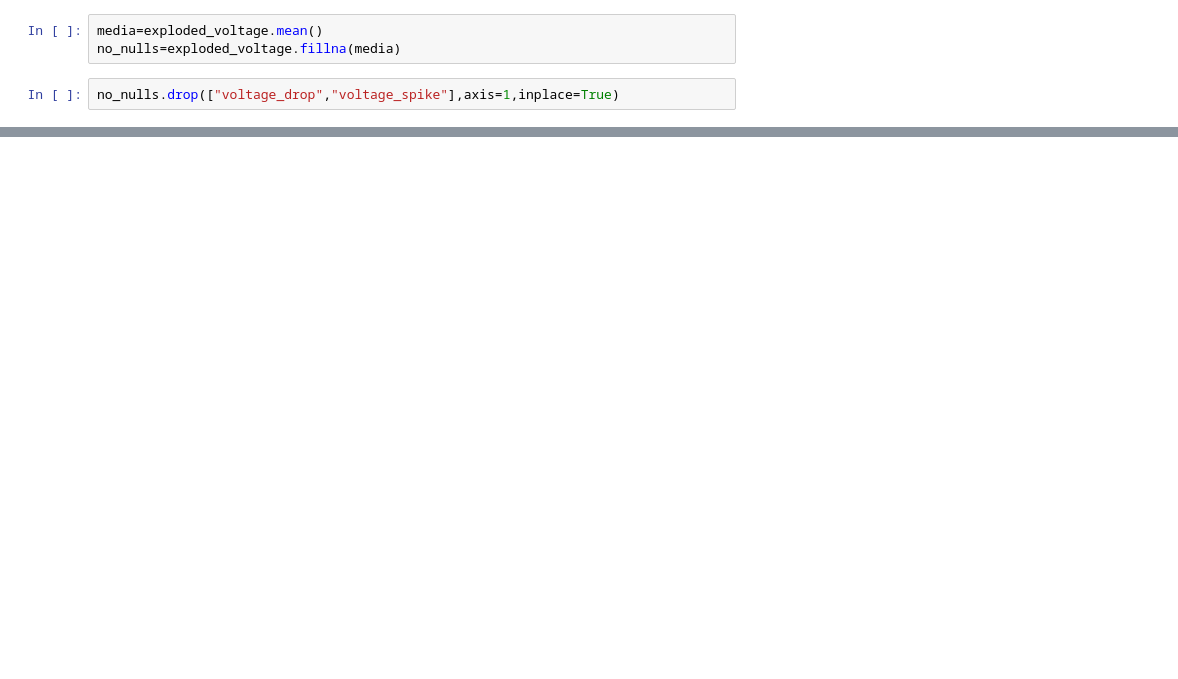
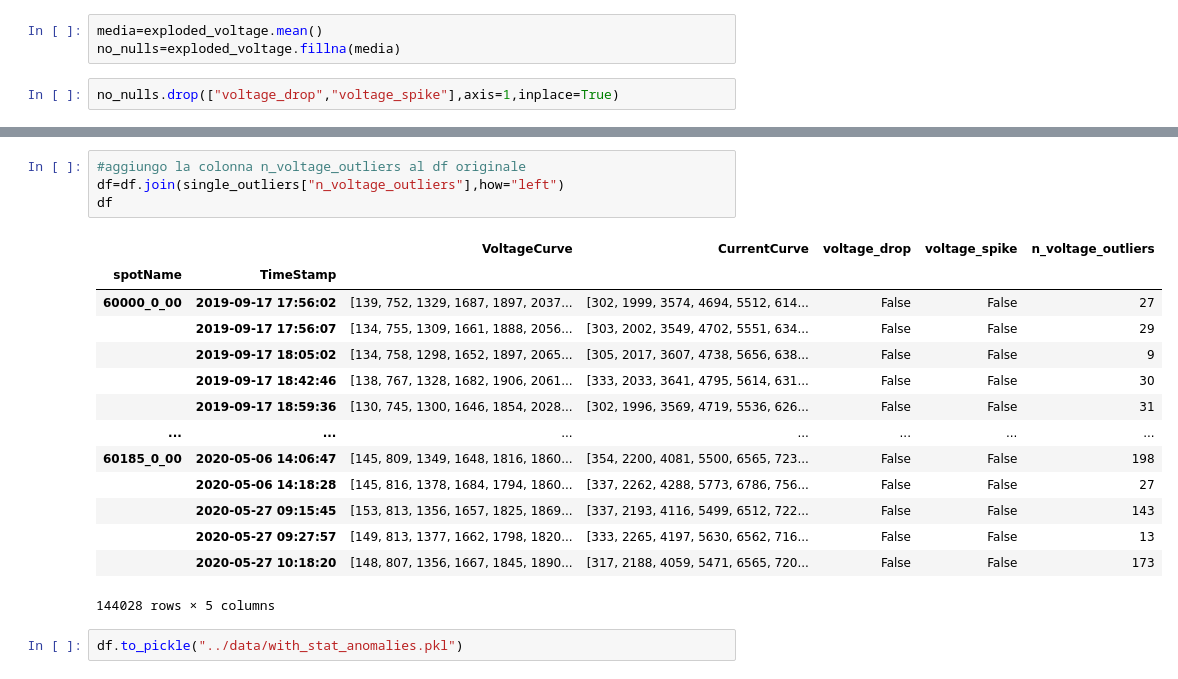
Before and after one commit to DavideMobilia/Anomaly-Detection, a Jupyter notebook: Scripts/Part2- Statistical Anomaly Detection.ipynb, the cells around one changed output, grey strips where cells are left out. Saved outputs shown, nothing was run; the diff lists cells and outputs as text; blank space fills up the shorter version.

```diff
--- a/Scripts/Part2- Statistical Anomaly Detection.ipynb
+++ b/Scripts/Part2- Statistical Anomaly Detection.ipynb
@@ -257,0 +250,21 @@ single_outliers
+# %%
+#aggiungo la colonna n_voltage_outliers al df originale
+df=df.join(single_outliers["n_voltage_outliers"],how="left")
+df
+# %% [output]
+|  |  | VoltageCurve | CurrentCurve | voltage_drop | voltage_spike | n_voltage_outliers |
+| spotName | TimeStamp |  |  |  |  |  |
+| 60000_0_00 | 2019-09-17 17:56:02 | [139, 752, 1329, 1687, 1897, 2037... | [302, 1999, 3574, 4694, 5512, 614... | False | False | 27 |
+|  | 2019-09-17 17:56:07 | [134, 755, 1309, 1661, 1888, 2056... | [303, 2002, 3549, 4702, 5551, 634... | False | False | 29 |
+|  | 2019-09-17 18:05:02 | [134, 758, 1298, 1652, 1897, 2065... | [305, 2017, 3607, 4738, 5656, 638... | False | False | 9 |
+|  | 2019-09-17 18:42:46 | [138, 767, 1328, 1682, 1906, 2061... | [333, 2033, 3641, 4795, 5614, 631... | False | False | 30 |
+|  | 2019-09-17 18:59:36 | [130, 745, 1300, 1646, 1854, 2028... | [302, 1996, 3569, 4719, 5536, 626... | False | False | 31 |
+| ... | ... | ... | ... | ... | ... | ... |
+| 60185_0_00 | 2020-05-06 14:06:47 | [145, 809, 1349, 1648, 1816, 1860... | [354, 2200, 4081, 5500, 6565, 723... | False | False | 198 |
+|  | 2020-05-06 14:18:28 | [145, 816, 1378, 1684, 1794, 1860... | [337, 2262, 4288, 5773, 6786, 756... | False | False | 27 |
+|  | 2020-05-27 09:15:45 | [153, 813, 1356, 1657, 1825, 1869... | [337, 2193, 4116, 5499, 6512, 722... | False | False | 143 |
+|  | 2020-05-27 09:27:57 | [149, 813, 1377, 1662, 1798, 1820... | [333, 2265, 4197, 5630, 6562, 716... | False | False | 13 |
+|  | 2020-05-27 10:18:20 | [148, 807, 1356, 1667, 1845, 1890... | [317, 2188, 4059, 5471, 6565, 720... | False | False | 173 |
+144028 rows × 5 columns
+# %%
+df.to_pickle("../data/with_stat_anomalies.pkl")
```
Also changed, not shown: parts of 16 cells of this notebook.
